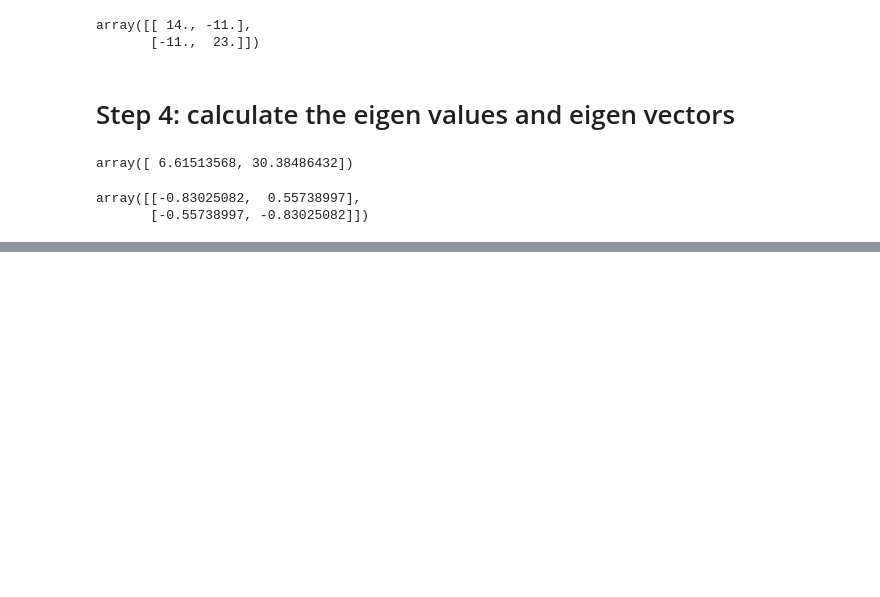
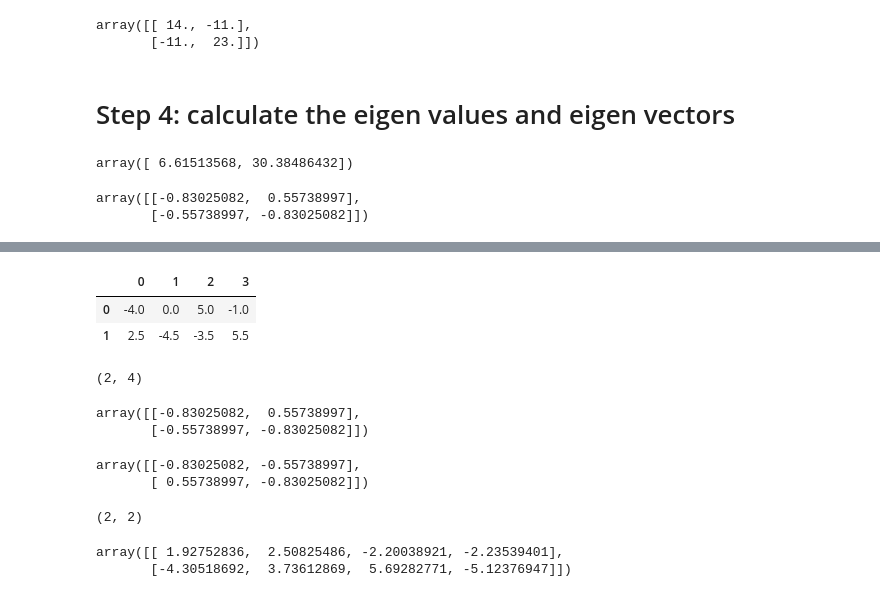
Before and after one commit to dajebbar/FreeCodeCamp-python-data-analysis, a Jupyter notebook: PCA.ipynb, the cells around one changed output, grey strips where cells are left out. Cells and saved outputs as stored; diff of their text form; code cells hidden in the pictures; blank space fills up the shorter version.

```diff
--- a/PCA.ipynb
+++ b/PCA.ipynb
@@ -66,0 +77,30 @@ array([[-0.83025082,  0.55738997],
+# %%
+df_center.T
+# %% [output]
+|  | 0 | 1 | 2 | 3 |
+| 0 | -4.0 | 0.0 | 5.0 | -1.0 |
+| 1 | 2.5 | -4.5 | -3.5 | 5.5 |
+# %%
+df_center.T.shape
+# %% [output]
+(2, 4)
+# %%
+eig_vec
+# %% [output]
+array([[-0.83025082,  0.55738997],
+       [-0.55738997, -0.83025082]])
+# %%
+eig_vec.T
+# %% [output]
+array([[-0.83025082, -0.55738997],
+       [ 0.55738997, -0.83025082]])
+# %%
+eig_vec.T.shape
+# %% [output]
+(2, 2)
+# %%
+df_pca= np.dot(eig_vec.T, df_center.T)
+df_pca
+# %% [output]
+array([[ 1.92752836,  2.50825486, -2.20038921, -2.23539401],
+       [-4.30518692,  3.73612869,  5.69282771, -5.12376947]])
```
Also changed, not shown: parts of 4 cells of this notebook.
